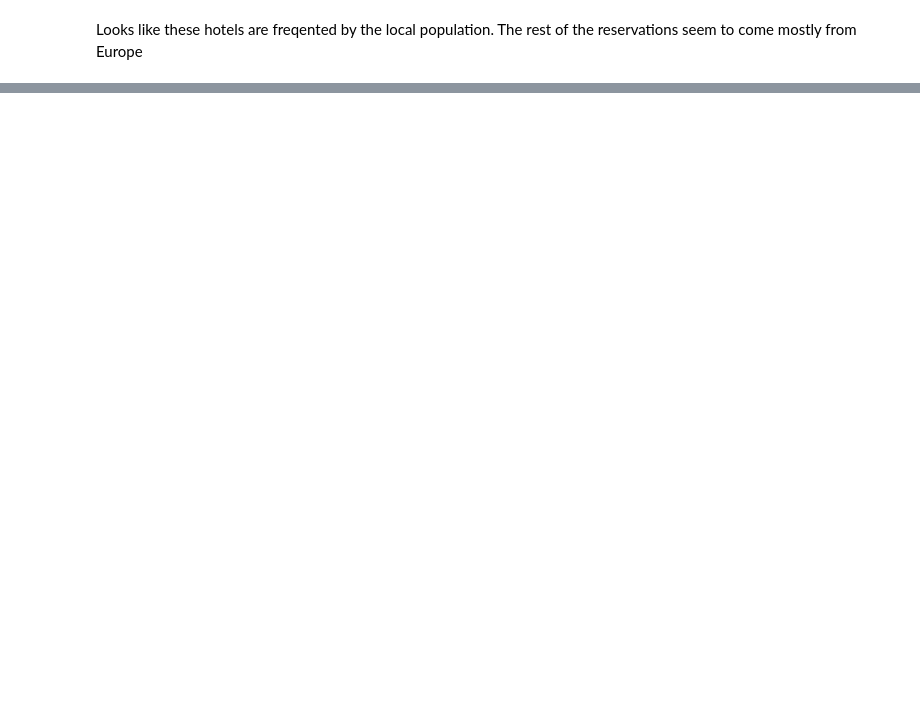
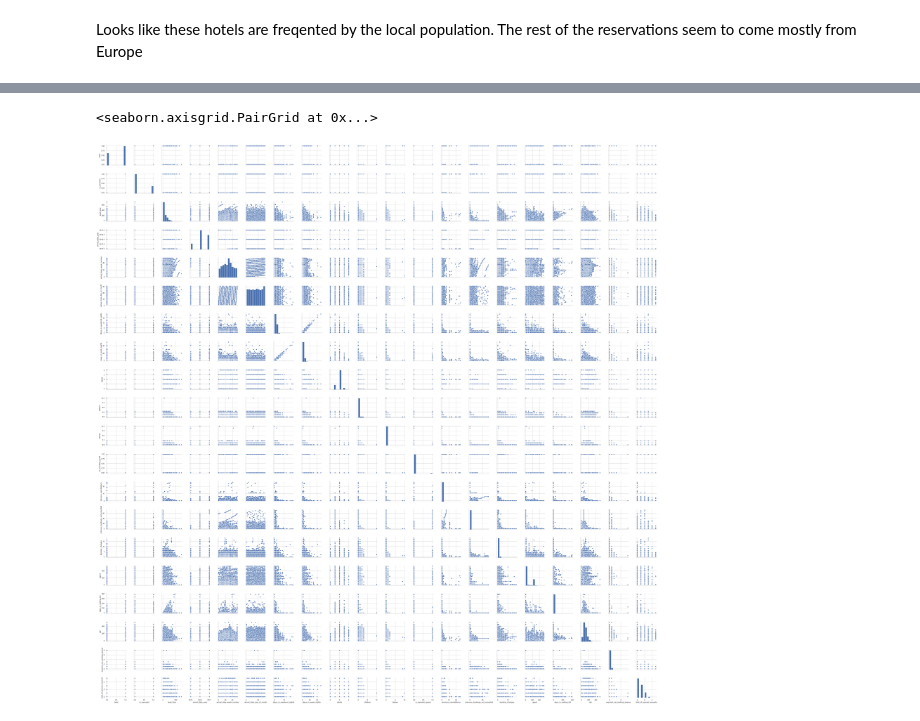
Before and after one commit to asaint13/Capstone_Two-Booking_Cancelations, a Jupyter notebook: 03-EDA.ipynb, the cells around one changed output, grey strips where cells are left out. Drawn from its saved outputs; the diff is of its cells as text; code cells hidden in the pictures; blank space fills up the shorter version.

```diff
--- a/03-EDA.ipynb
+++ b/03-EDA.ipynb
@@ -344,0 +368,7 @@ plt.show()
+# %%
+#Before moving on I'm deleting the distribution_channel column. The information is almost the same as market_segment
+bookings.drop(columns='distribution_channel', inplace=True)
+# %%
+#Turning the hotel column into binary 1 for City Hotel and 0 for Resort Hotel
+
+bookings['hotel'] = bookings['hotel'].apply(lambda x: 1 if x == 'City Hotel' else 0)
@@ -344,0 +377,3 @@ plt.show()
+# %%
+#Numeric columns
+numeric_cols = list(bookings.select_dtypes(include=[np.number]).columns)
@@ -344,0 +400,6 @@ plt.show()
+# %%
+sns.pairplot(bookings[numeric_cols])
+plt.show()
+# %% [output]
+<seaborn.axisgrid.PairGrid at 0x...>
+[figure, added]
```
Also changed, not shown: parts of 27 cells of this notebook.
